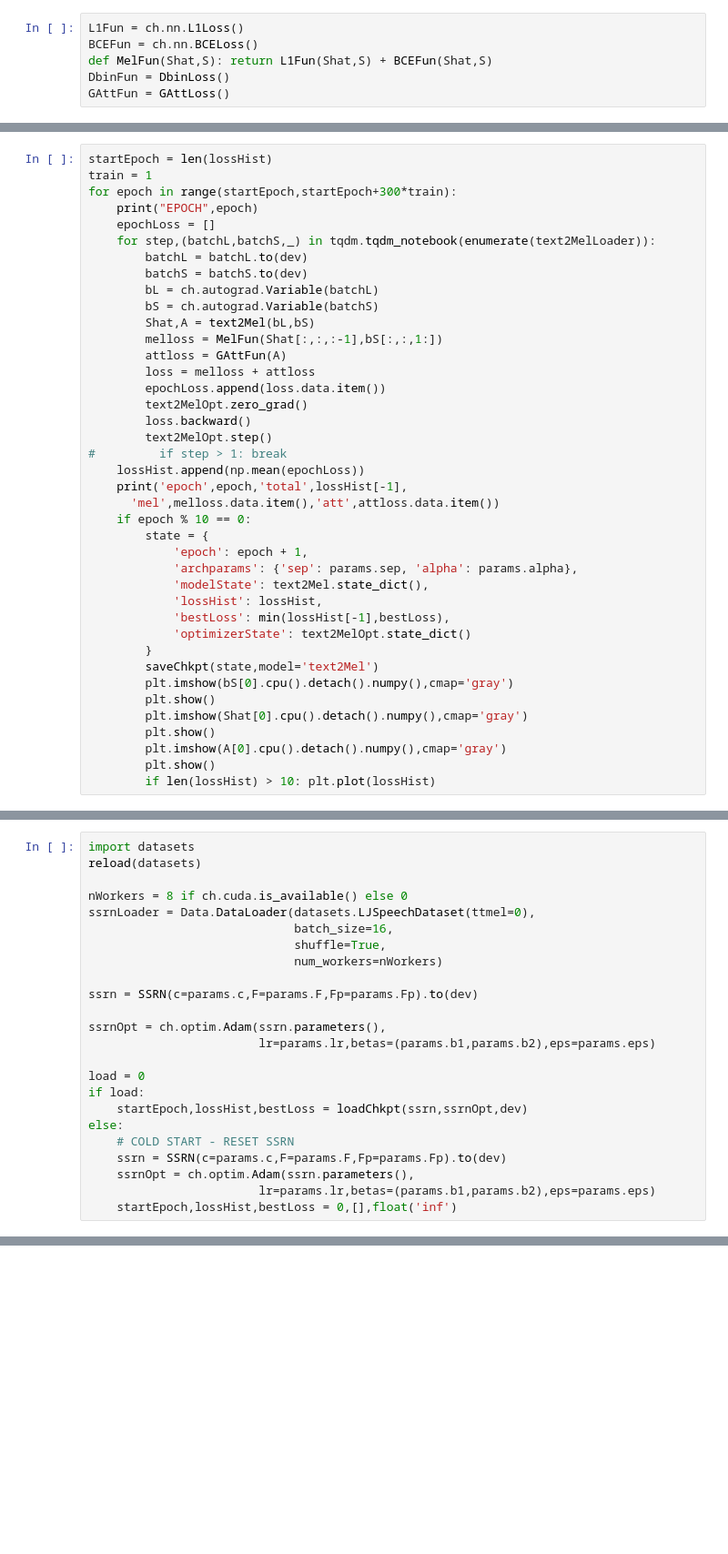
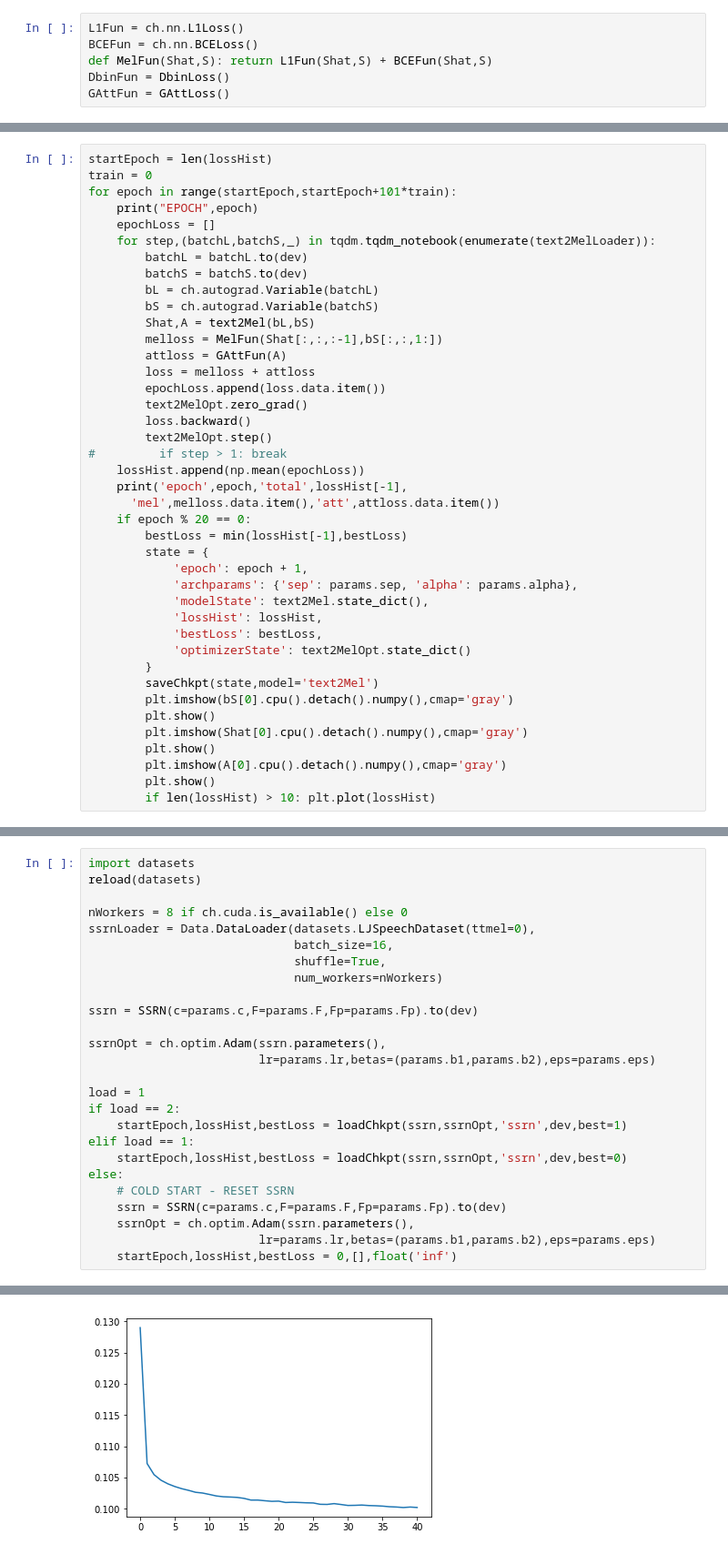
Before and after one commit to aduriseti/ETTTS_pytorch, a Jupyter notebook: dcttsTrain.ipynb, the cells around one changed output, grey strips where cells are left out. Shown at 91% size. Saved outputs shown, nothing was run; the diff lists cells and outputs as text; blank space fills up the shorter version.

```diff
--- a/dcttsTrain.ipynb
+++ b/dcttsTrain.ipynb
@@ -137,7 +140,7 @@ plt.plot(lossHist)
 # %%
 startEpoch = len(lossHist)
-train = 1
-for epoch in range(startEpoch,startEpoch+300*train):
+train = 0
+for epoch in range(startEpoch,startEpoch+101*train):
     print("EPOCH",epoch)
     epochLoss = []
     for step,(batchL,batchS,_) in tqdm.tqdm_notebook(enumerate(text2MelLoader)):
@@ -157,13 +160,14 @@ for epoch in range(startEpoch,startEpoch+300*train):
     lossHist.append(np.mean(epochLoss))
     print('epoch',epoch,'total',lossHist[-1],
       'mel',melloss.data.item(),'att',attloss.data.item())
-    if epoch % 10 == 0:
+    if epoch % 20 == 0:
+        bestLoss = min(lossHist[-1],bestLoss)
         state = {
             'epoch': epoch + 1,
             'archparams': {'sep': params.sep, 'alpha': params.alpha},
             'modelState': text2Mel.state_dict(),
             'lossHist': lossHist,
-            'bestLoss': min(lossHist[-1],bestLoss),
+            'bestLoss': bestLoss,
             'optimizerState': text2MelOpt.state_dict()
         }
         saveChkpt(state,model='text2Mel')
@@ -192,9 +193,11 @@ ssrn = SSRN(c=params.c,F=params.F,Fp=params.Fp).to(dev)
 ssrnOpt = ch.optim.Adam(ssrn.parameters(),
                         lr=params.lr,betas=(params.b1,params.b2),eps=params.eps)
 
-load = 0
-if load:
-    startEpoch,lossHist,bestLoss = loadChkpt(ssrn,ssrnOpt,dev)
+load = 1
+if load == 2:
+    startEpoch,lossHist,bestLoss = loadChkpt(ssrn,ssrnOpt,'ssrn',dev,best=1)
+elif load == 1:
+    startEpoch,lossHist,bestLoss = loadChkpt(ssrn,ssrnOpt,'ssrn',dev,best=0)
 else:
     # COLD START - RESET SSRN
     ssrn = SSRN(c=params.c,F=params.F,Fp=params.Fp).to(dev)
@@ -206,3 +209,4 @@ TypeError: unsupported operand type(s) for +: 'SSRN' and 'str'
+[figure, added]
 # %%
 startEpoch = len(lossHist)
 train = 0
```
Also changed, not shown: parts of 17 cells of this notebook, 2 other files.
